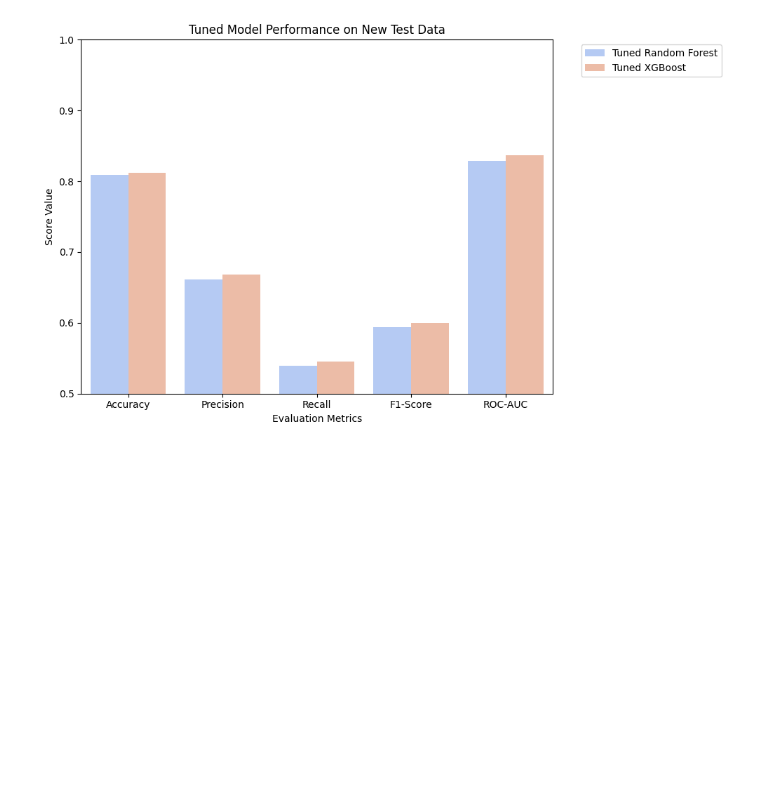
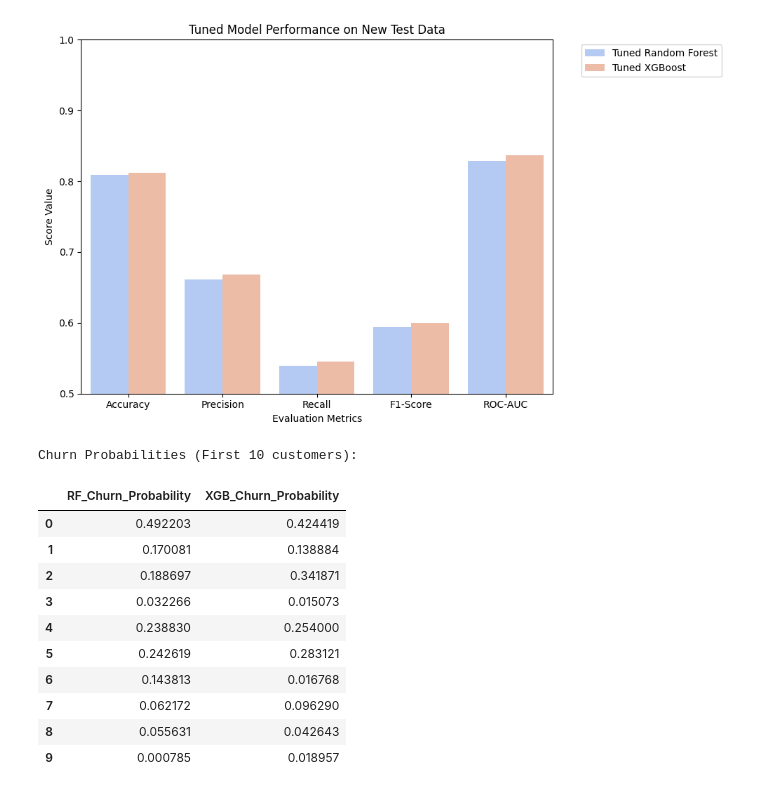
Before and after one commit to Aravindmu/Supervised-Learning-, a Jupyter notebook: Supervised_Learning.ipynb, the cells around one changed output. Saved outputs shown, nothing was run; the diff lists cells and outputs as text; code cells hidden in the pictures; blank space fills up the shorter version.

```diff
--- a/Supervised_Learning.ipynb
+++ b/Supervised_Learning.ipynb
@@ -708,3 +708,28 @@ plt.tight_layout()
 plt.show()
 # %% [output]
 [figure]
+# %%
+rf_churn_probabilities = best_rf.predict_proba(X_test_final_aligned)[:, 1]
+
+xgb_churn_probabilities = best_xgb.predict_proba(X_test_final_aligned)[:, 1]
+
+predictions_df = pd.DataFrame({
+    'RF_Churn_Probability': rf_churn_probabilities,
+    'XGB_Churn_Probability': xgb_churn_probabilities
+})
+
+print("Churn Probabilities (First 10 customers):")
+display(predictions_df.head(10))
+# %% [output]
+Churn Probabilities (First 10 customers):
+|  | RF_Churn_Probability | XGB_Churn_Probability |
+| 0 | 0.492203 | 0.424419 |
+| 1 | 0.170081 | 0.138884 |
+| 2 | 0.188697 | 0.341871 |
+| 3 | 0.032266 | 0.015073 |
+| 4 | 0.238830 | 0.254000 |
+| 5 | 0.242619 | 0.283121 |
+| 6 | 0.143813 | 0.016768 |
+| 7 | 0.062172 | 0.096290 |
+| 8 | 0.055631 | 0.042643 |
+| 9 | 0.000785 | 0.018957 |
```
Also changed, not shown: parts of 2 cells of this notebook.
